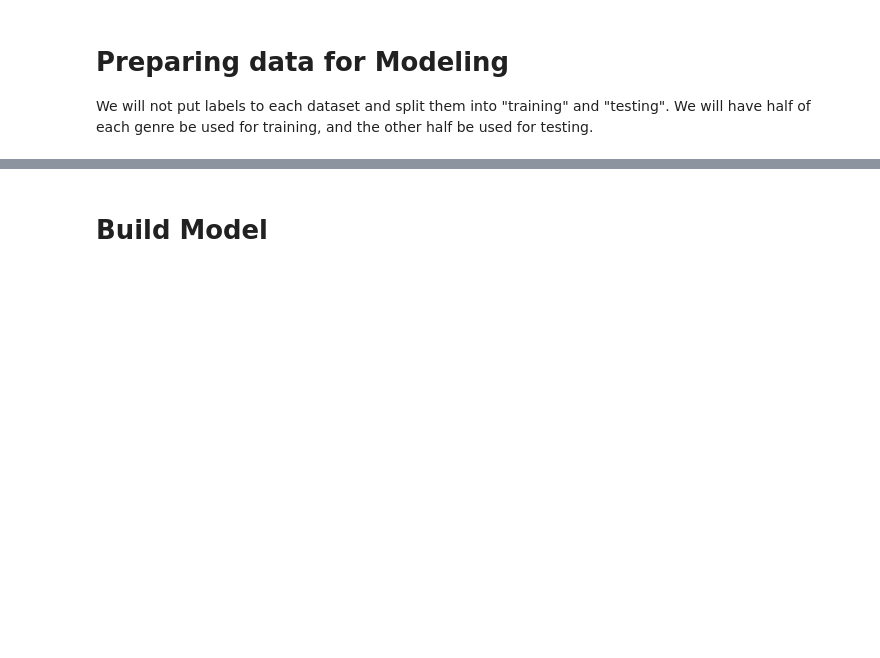
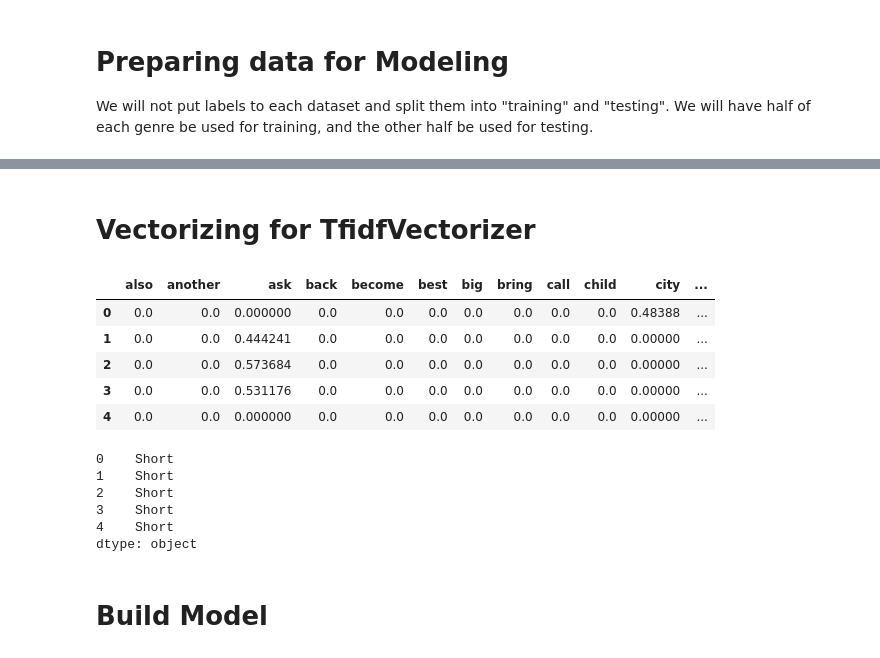
Before and after one commit to wonch002/Movie-Genre-Prediction, a Jupyter notebook: notebooks/Predicting_Movie_Genre.ipynb, the cells around one changed output, grey strips where cells are left out. Drawn from its saved outputs; the diff is of its cells as text; code cells hidden in the pictures; blank space fills up the shorter version.

Commit message:
Adding Tou's code. Implementing TFIDI vectorizing. Adding an easier way to build models.

```diff
--- a/notebooks/Predicting_Movie_Genre.ipynb
+++ b/notebooks/Predicting_Movie_Genre.ipynb
@@ -716,13 +678,0 @@ Only use a subset of the data to save time.
-# %%
-train_data = []
-test_data = []
-
-for movie in data_dict:
-    cut = int(len(data_dict[movie])//20)
-    end_cut = cut + cut
-
-    train_data += data_dict[movie][:cut]
-    test_data += data_dict[movie][cut:end_cut]
-
-print(len(train_data))
-print(len(test_data))
@@ -732,2 +726,48 @@ print(len(test_data))
+# %% [markdown]
+# Vectorizing for TfidfVectorizer
+# %%
+from sklearn.feature_extraction.text import TfidfVectorizer
+
+vectorizer = TfidfVectorizer(max_features=100, max_df=0.5, ngram_range=(1,3))
+vectorizer.fit(train_data)
+
+# Map indicies to word
+inv_map = {v: k for k, v in vectorizer.vocabulary_.items()}
+
+# Transform the Training and Testing data
+X_train = vectorizer.transform(train_data).toarray()
+X_test = vectorizer.transform(test_data).toarray()
+
+# Convert To DataFrame
+X_train = pd.DataFrame(X_train)
+X_train = X_train.rename(columns = inv_map)
+# Add sentiment score
+X_train = pd.concat([X_train, pd.DataFrame(train_sentiment)], axis=1)
+X_train = X_train.rename(columns={0:"Sentiment Score"})
+
+# Convert To DataFrame
+X_test = pd.DataFrame(X_test)
+X_test = X_test.rename(columns = inv_map)
+# Add sentiment score
+X_test = pd.concat([X_test, pd.DataFrame(test_sentiment)], axis=1)
+X_test = X_test.rename(columns={0:"Sentiment Score"})
+# %%
+X_train.head()
+# %% [output]
+|  | also | another | ask | back | become | best | big | bring | call | child | city | ... |
+| 0 | 0.0 | 0.0 | 0.000000 | 0.0 | 0.0 | 0.0 | 0.0 | 0.0 | 0.0 | 0.0 | 0.48388 | ... |
+| 1 | 0.0 | 0.0 | 0.444241 | 0.0 | 0.0 | 0.0 | 0.0 | 0.0 | 0.0 | 0.0 | 0.00000 | ... |
+| 2 | 0.0 | 0.0 | 0.573684 | 0.0 | 0.0 | 0.0 | 0.0 | 0.0 | 0.0 | 0.0 | 0.00000 | ... |
+| 3 | 0.0 | 0.0 | 0.531176 | 0.0 | 0.0 | 0.0 | 0.0 | 0.0 | 0.0 | 0.0 | 0.00000 | ... |
+| 4 | 0.0 | 0.0 | 0.000000 | 0.0 | 0.0 | 0.0 | 0.0 | 0.0 | 0.0 | 0.0 | 0.00000 | ... |
+# %%
+Y_train.head()
+# %% [output]
+0    Short
+1    Short
+2    Short
+3    Short
+4    Short
+dtype: object
 # %% [markdown]
 # Build Model
```
Also changed, not shown: parts of 43 cells of this notebook.
